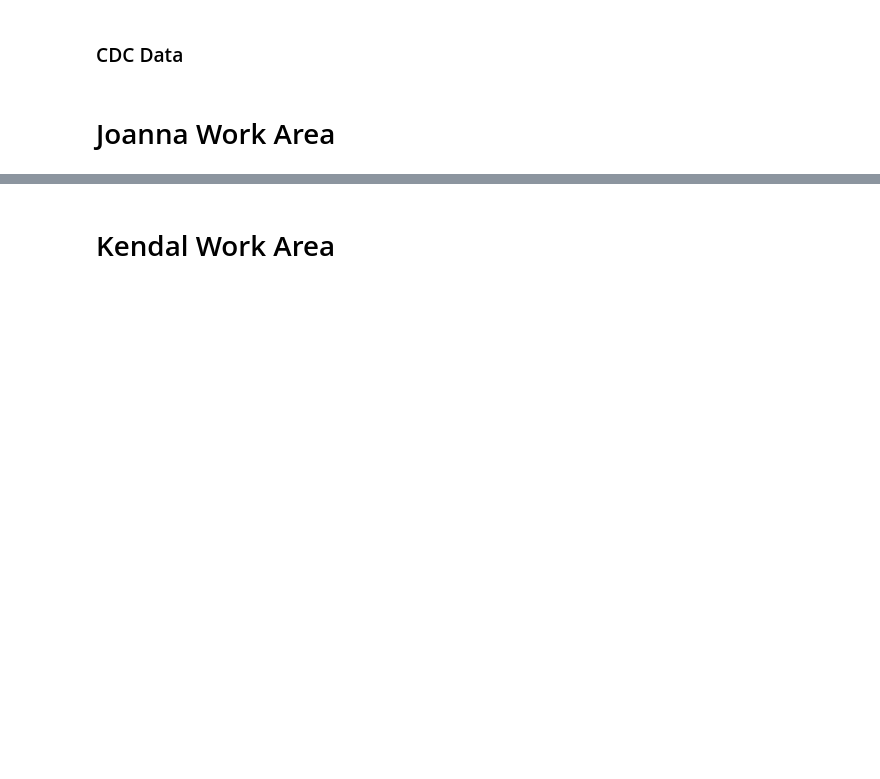
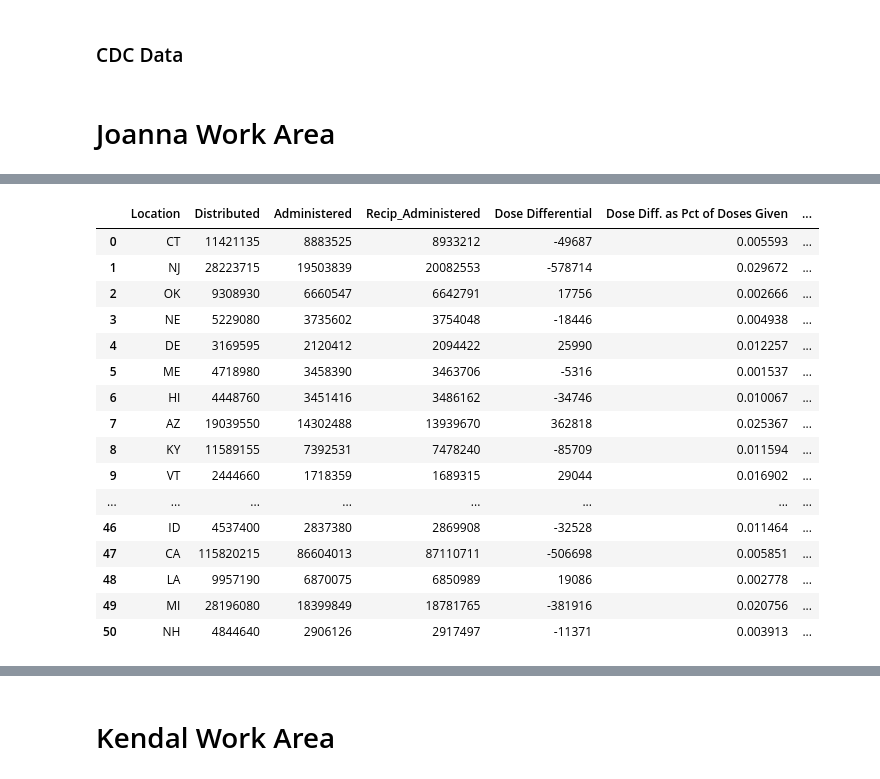
Before and after one commit to Evdawg/Project_1_Covid_Data, a Jupyter notebook: Project_1_covid.ipynb, the cells around one changed output, grey strips where cells are left out. Drawn from its saved outputs; the diff is of its cells as text; code cells hidden in the pictures; blank space fills up the shorter version.

Commit message:
Did some analysis of CDC data

```diff
--- a/Project_1_covid.ipynb
+++ b/Project_1_covid.ipynb
@@ -353,0 +335,10 @@ vac_secondbooster_df
+# %%
+# calculate totals for second booster
+vac_df["Second_Booster_Total"] = (vac_df["Second_Booster_Janssen"] + vac_df["Second_Booster_Moderna"]
+                                + vac_df["Second_Booster_Pfizer"] + vac_df["Second_Booster_Unk_Manuf"])
+# find their population number... ok this is off. ???
+vac_df["Pop1"] = vac_df["Series_Complete_Yes"] / (vac_df["Series_Complete_Pop_Pct"]/100)
+vac_df["Pop2"] = vac_df["Administered_Dose1_Recip"] / (vac_df["Administered_Dose1_Pop_Pct"]/100)
+
+vac_pops_df = pd.DataFrame(data=vac_df, columns=["Location", "Pop1", "Pop2"])
+vac_pops_df
@@ -353,0 +363,34 @@ vac_secondbooster_df
+# %%
+# df with vax data for all ages
+vac_all_ages_df = pd.DataFrame(data=vac_df, columns=["Location", "Distributed", "Administered", "Recip_Administered",
+                                                   "Administered_Dose1_Recip", "Administered_Dose1_Pop_Pct",
+                                                    "Series_Complete_Yes", "Series_Complete_Pop_Pct",
+                                                     "Additional_Doses", "Additional_Doses_Vax_Pct", "Administered_Bivalent"])
+
+# add 'Dose Differential' column to track doses administered to nonresidents. Negative number = doses leaving the state
+vac_all_ages_df["Dose Differential"] = vac_all_ages_df["Administered"] - vac_all_ages_df["Recip_Administered"]
+vac_all_ages_df["Dose Diff. as Pct of Doses Given"] = abs(vac_all_ages_df["Dose Differential"] / vac_all_ages_df["Administered"])
+vac_all_ages_df["Dose Diff. as Pct of Residents Vaxxed"] = abs(vac_all_ages_df["Dose Differential"] / vac_all_ages_df["Recip_Administered"])
+# %%
+vac_dd_df = pd.DataFrame(data=vac_all_ages_df, columns=["Location", "Distributed", "Administered", "Recip_Administered", "Dose Differential",
+                         "Dose Diff. as Pct of Doses Given", "Dose Diff. as Pct of Residents Vaxxed", "Administered_Dose1_Pop_Pct", "Series_Complete_Pop_Pct",
+                         "Additional_Doses_Vax_Pct"])
+vac_dd_df
+# %% [output]
+|  | Location | Distributed | Administered | Recip_Administered | Dose Differential | Dose Diff. as Pct of Doses Given | ... |
+| 0 | CT | 11421135 | 8883525 | 8933212 | -49687 | 0.005593 | ... |
+| 1 | NJ | 28223715 | 19503839 | 20082553 | -578714 | 0.029672 | ... |
+| 2 | OK | 9308930 | 6660547 | 6642791 | 17756 | 0.002666 | ... |
+| 3 | NE | 5229080 | 3735602 | 3754048 | -18446 | 0.004938 | ... |
+| 4 | DE | 3169595 | 2120412 | 2094422 | 25990 | 0.012257 | ... |
+| 5 | ME | 4718980 | 3458390 | 3463706 | -5316 | 0.001537 | ... |
+| 6 | HI | 4448760 | 3451416 | 3486162 | -34746 | 0.010067 | ... |
+| 7 | AZ | 19039550 | 14302488 | 13939670 | 362818 | 0.025367 | ... |
+| 8 | KY | 11589155 | 7392531 | 7478240 | -85709 | 0.011594 | ... |
+| 9 | VT | 2444660 | 1718359 | 1689315 | 29044 | 0.016902 | ... |
+| ... | ... | ... | ... | ... | ... | ... | ... |
+| 46 | ID | 4537400 | 2837380 | 2869908 | -32528 | 0.011464 | ... |
+| 47 | CA | 115820215 | 86604013 | 87110711 | -506698 | 0.005851 | ... |
+| 48 | LA | 9957190 | 6870075 | 6850989 | 19086 | 0.002778 | ... |
+| 49 | MI | 28196080 | 18399849 | 18781765 | -381916 | 0.020756 | ... |
+| 50 | NH | 4844640 | 2906126 | 2917497 | -11371 | 0.003913 | ... |
```
Also changed, not shown: parts of 21 cells of this notebook.
